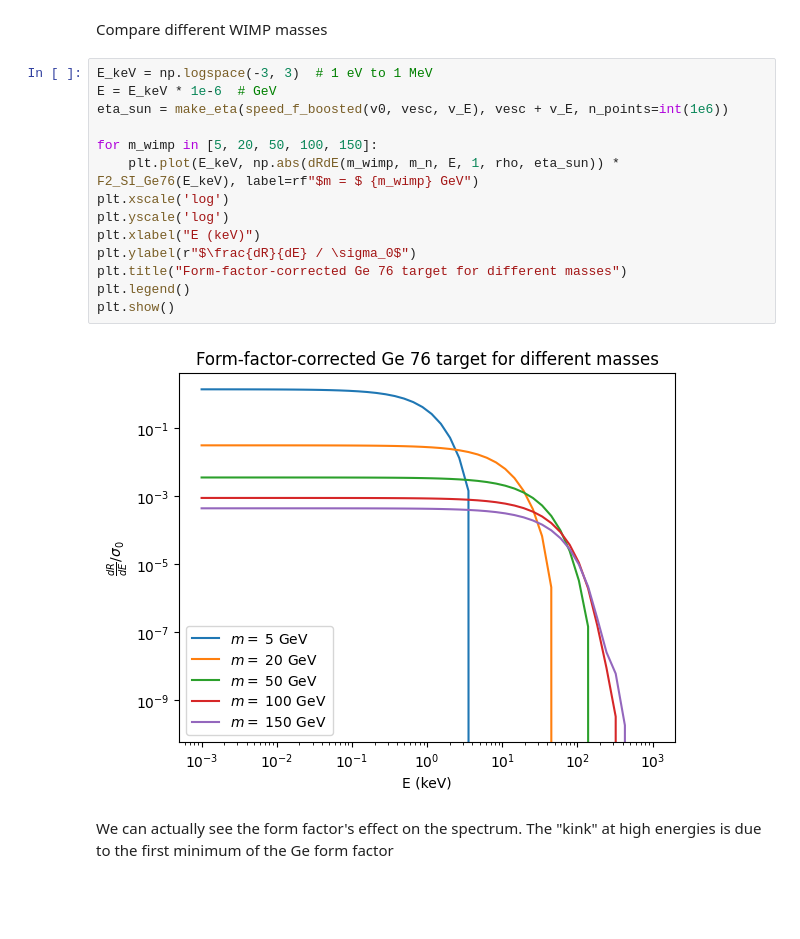
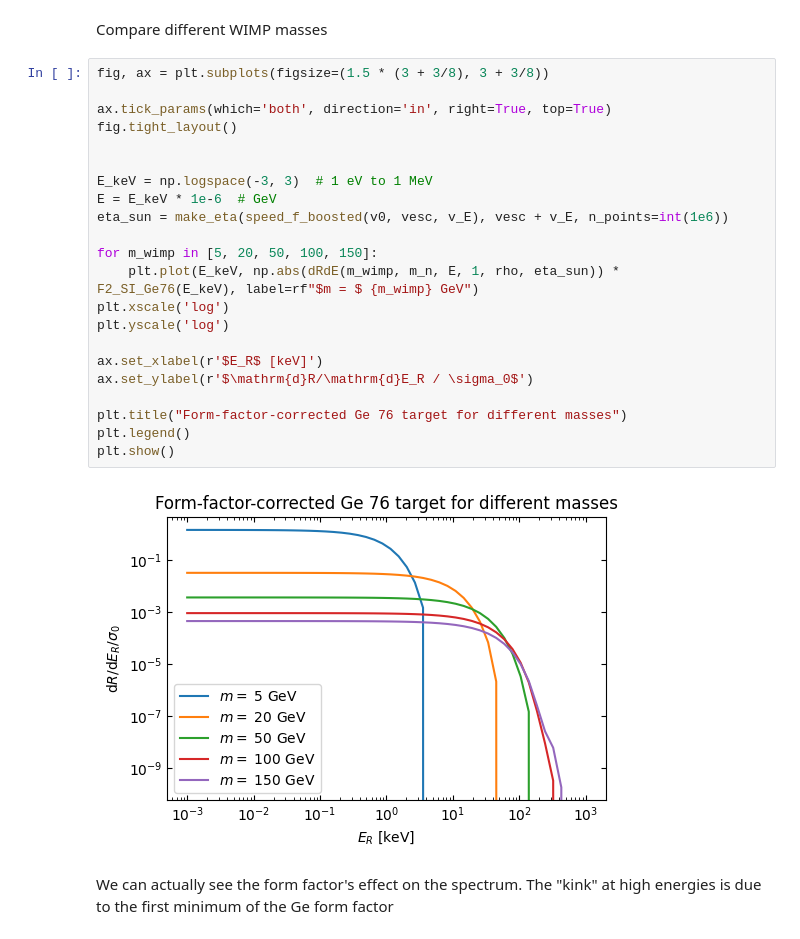
Before and after one commit to tiagocamison/WIMP-LEGEND, a Jupyter notebook: WIMP_O1_spectrum.ipynb, the cells around one changed output. Drawn from its saved outputs; the diff is of its cells as text; blank space fills up the shorter version.

```diff
--- a/WIMP_O1_spectrum.ipynb
+++ b/WIMP_O1_spectrum.ipynb
@@ -237,21 +237,29 @@ plt.show()
 # %% [markdown]
 Compare different WIMP masses
 # %%
+fig, ax = plt.subplots(figsize=(1.5 * (3 + 3/8), 3 + 3/8))
+
+ax.tick_params(which='both', direction='in', right=True, top=True)
+fig.tight_layout()
+
+
 E_keV = np.logspace(-3, 3)  # 1 eV to 1 MeV
 E = E_keV * 1e-6  # GeV
 eta_sun = make_eta(speed_f_boosted(v0, vesc, v_E), vesc + v_E, n_points=int(1e6))
 
 for m_wimp in [5, 20, 50, 100, 150]:
     plt.plot(E_keV, np.abs(dRdE(m_wimp, m_n, E, 1, rho, eta_sun)) * F2_SI_Ge76(E_keV), label=rf"$m = $ {m_wimp} GeV")
 plt.xscale('log')
 plt.yscale('log')
-plt.xlabel("E (keV)")
-plt.ylabel(r"$\frac{dR}{dE} / \sigma_0$")
+
+ax.set_xlabel(r'$E_R$ [keV]')
+ax.set_ylabel(r'$\mathrm{d}R/\mathrm{d}E_R / \sigma_0$')
+
 plt.title("Form-factor-corrected Ge 76 target for different masses")
 plt.legend()
 plt.show()
 # %% [output]
-[figure, old version]
+[figure, new version]
 # %% [markdown]
 We can actually see the form factor's effect on the spectrum. The "kink" at high energies is due to the first minimum of the Ge form factor
 # %% [markdown]
```
Also changed, not shown: parts of 17 cells of this notebook, 1 other file.
